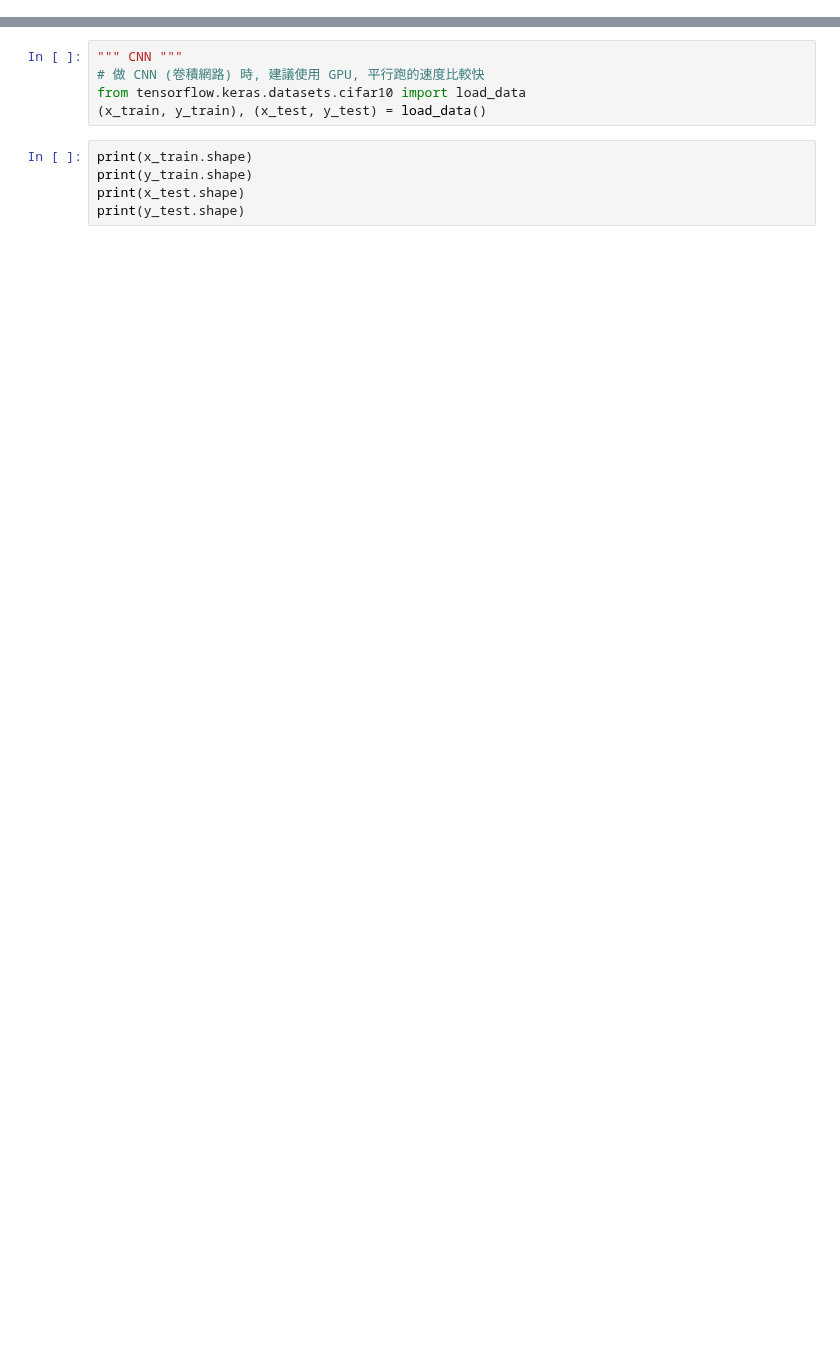
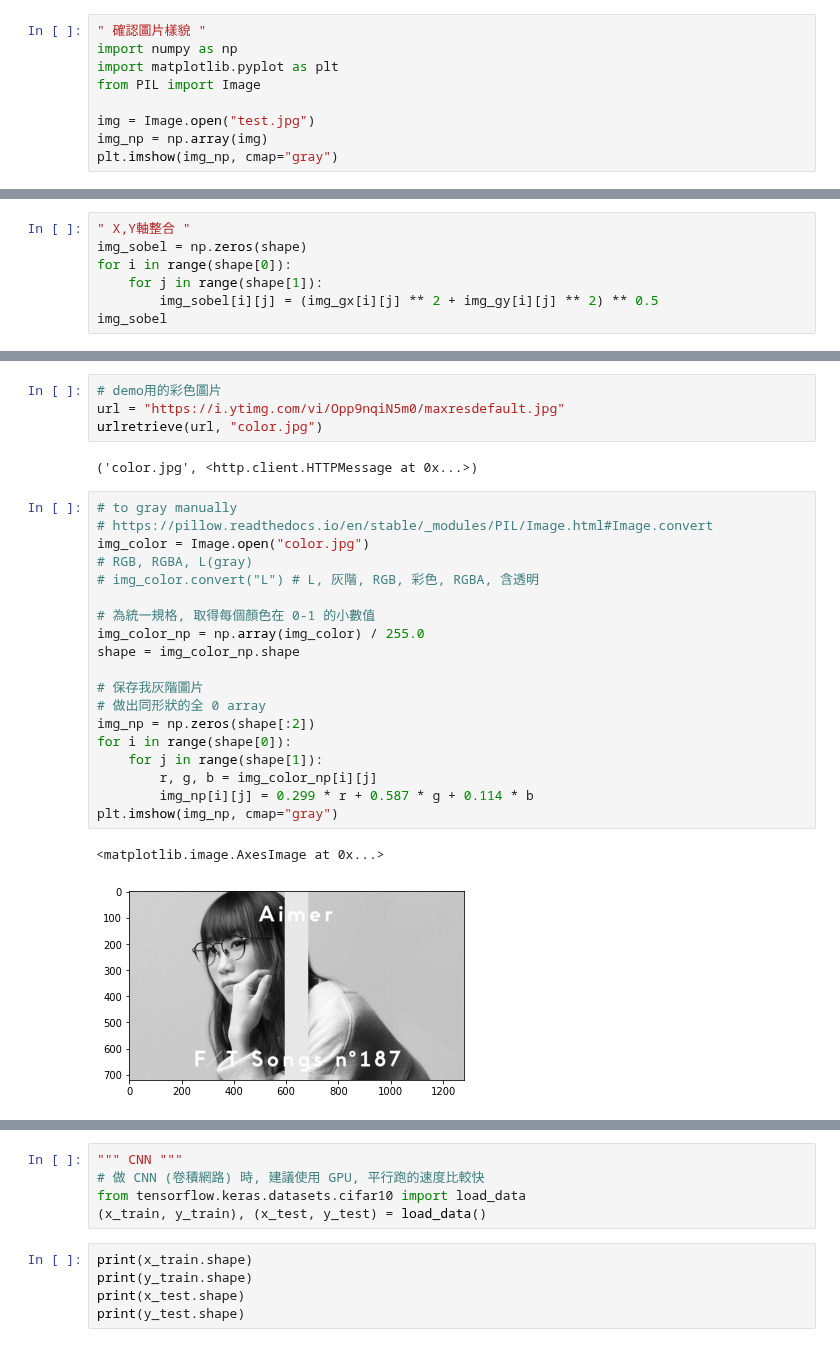
Before and after one commit to Liang130520/Deep_Learning, a Jupyter notebook: DeepLearning_1114_5_CNN.ipynb, the cells around one changed output, grey strips where cells are left out. Drawn from its saved outputs; the diff is of its cells as text; blank space fills up the shorter version.

```diff
--- a/DeepLearning_1114_5_CNN.ipynb
+++ b/DeepLearning_1114_5_CNN.ipynb
@@ -2,0 +26,9 @@
+# %%
+" 確認圖片樣貌 "
+import numpy as np
+import matplotlib.pyplot as plt
+from PIL import Image
+
+img = Image.open("test.jpg")
+img_np = np.array(img)
+plt.imshow(img_np, cmap="gray")
@@ -2,0 +97,7 @@
+# %%
+" X,Y軸整合 "
+img_sobel = np.zeros(shape)
+for i in range(shape[0]):
+    for j in range(shape[1]):
+        img_sobel[i][j] = (img_gx[i][j] ** 2 + img_gy[i][j] ** 2) ** 0.5
+img_sobel
@@ -2,0 +127,28 @@
+# %%
+# demo用的彩色圖片
+url = "https://i.ytimg.com/vi/Opp9nqiN5m0/maxresdefault.jpg"
+urlretrieve(url, "color.jpg")
+# %% [output]
+('color.jpg', <http.client.HTTPMessage at 0x...>)
+# %%
+# to gray manually
+# https://pillow.readthedocs.io/en/stable/_modules/PIL/Image.html#Image.convert
+img_color = Image.open("color.jpg")
+# RGB, RGBA, L(gray)
+# img_color.convert("L") # L, 灰階, RGB, 彩色, RGBA, 含透明
+
+# 為統一規格, 取得每個顏色在 0-1 的小數值
+img_color_np = np.array(img_color) / 255.0
+shape = img_color_np.shape
+
+# 保存我灰階圖片
+# 做出同形狀的全 0 array
+img_np = np.zeros(shape[:2])
+for i in range(shape[0]):
+    for j in range(shape[1]):
+        r, g, b = img_color_np[i][j]
+        img_np[i][j] = 0.299 * r + 0.587 * g + 0.114 * b
+plt.imshow(img_np, cmap="gray")
+# %% [output]
+<matplotlib.image.AxesImage at 0x...>
+[figure, added]
```
Also changed, not shown: parts of 19 cells of this notebook.
